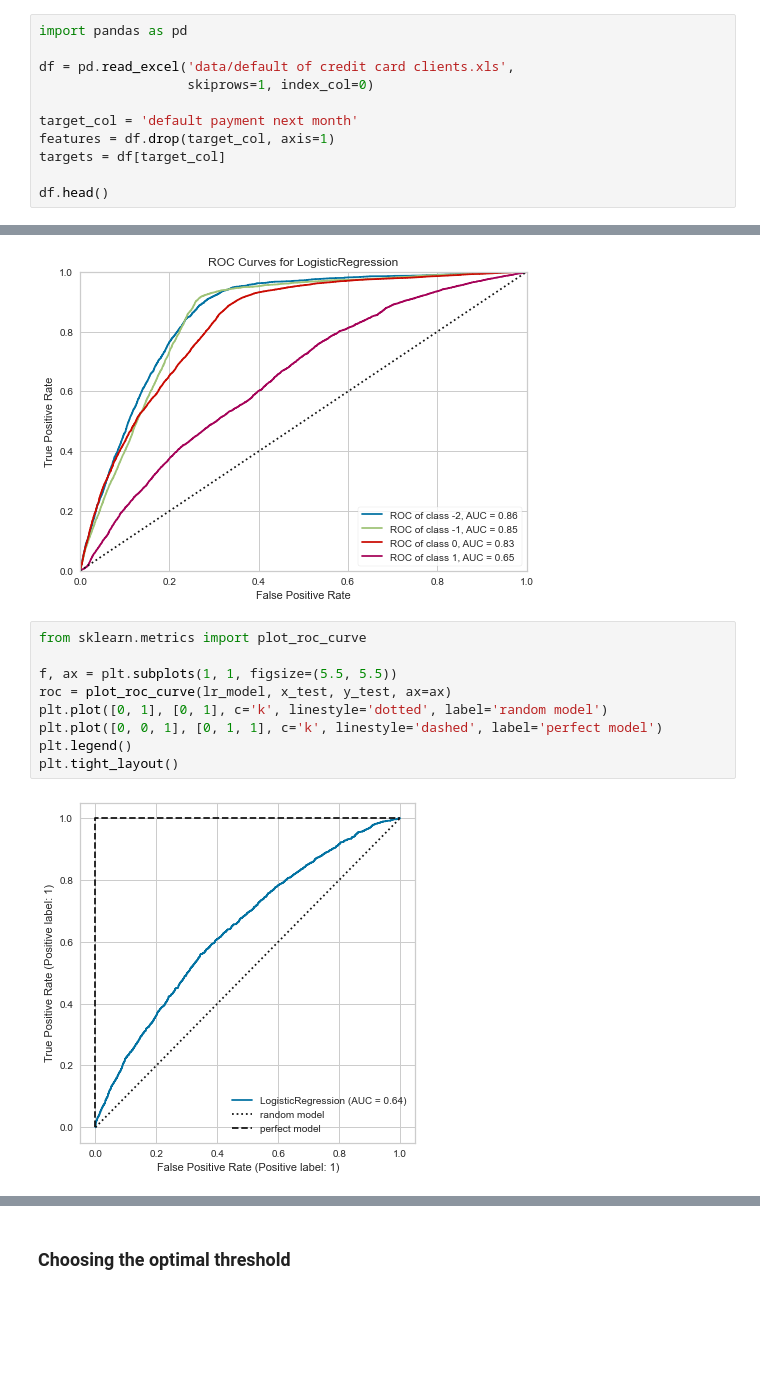
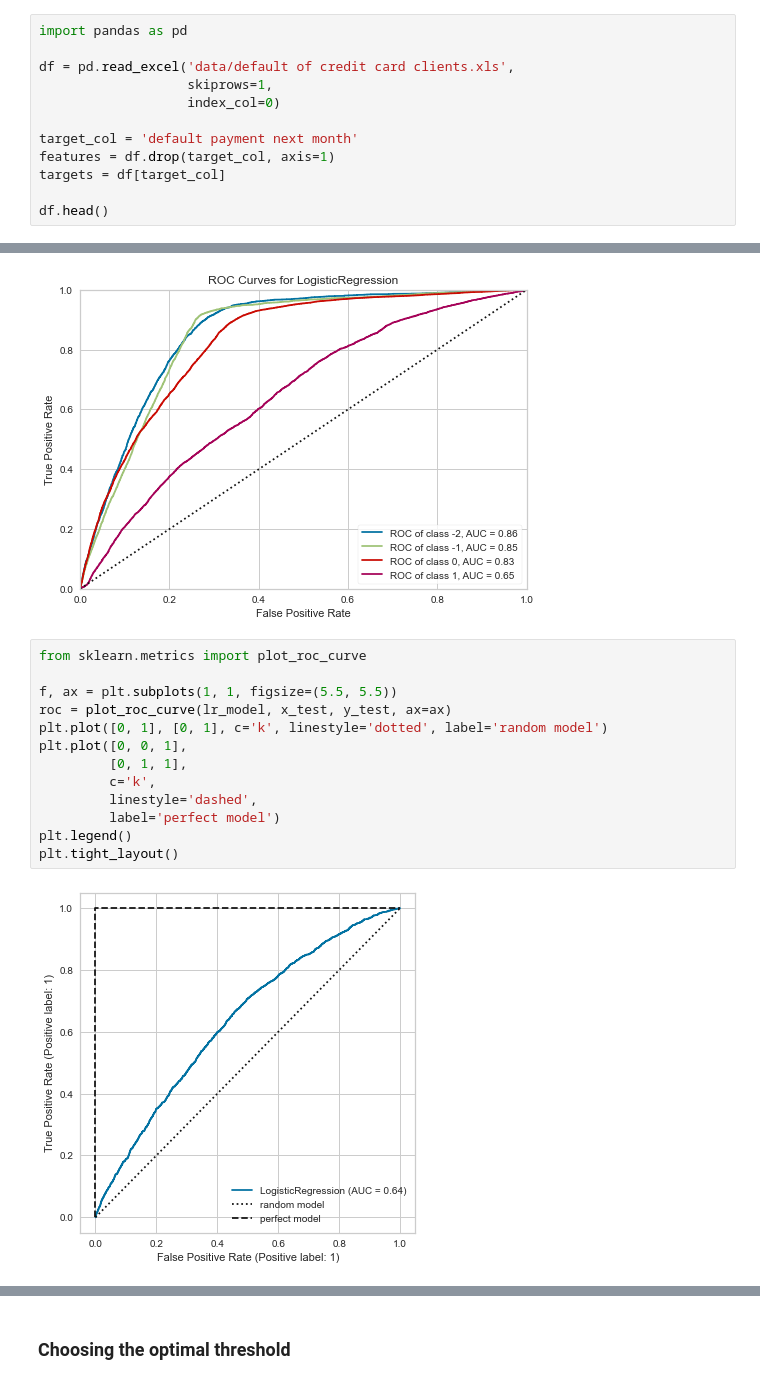
Before and after one commit to PacktPublishing/Practical-Data-Science-with-Python, a Jupyter notebook: Chapter12/Chapter_12_code.ipynb, the cells around one changed output, grey strips where cells are left out. Cells and saved outputs as stored; diff of their text form; blank space fills up the shorter version.

```diff
--- a/Chapter12/Chapter_12_code.ipynb
+++ b/Chapter12/Chapter_12_code.ipynb
@@ -2,7 +2,8 @@
 import pandas as pd
 
 df = pd.read_excel('data/default of credit card clients.xls',
-                   skiprows=1, index_col=0)
+                   skiprows=1,
+                   index_col=0)
 
 target_col = 'default payment next month'
 features = df.drop(target_col, axis=1)
@@ -294,14 +330,18 @@ roc = roc_auc(lr_multi, pay_0_features, pay_0_target, macro=False, micro=False)
 # %%
 from sklearn.metrics import plot_roc_curve
 
 f, ax = plt.subplots(1, 1, figsize=(5.5, 5.5))
 roc = plot_roc_curve(lr_model, x_test, y_test, ax=ax)
 plt.plot([0, 1], [0, 1], c='k', linestyle='dotted', label='random model')
-plt.plot([0, 0, 1], [0, 1, 1], c='k', linestyle='dashed', label='perfect model')
+plt.plot([0, 0, 1],
+         [0, 1, 1],
+         c='k',
+         linestyle='dashed',
+         label='perfect model')
 plt.legend()
 plt.tight_layout()
 # %% [output]
-[figure, old version]
+[figure, new version]
 # %%
 roc.roc_auc
 # %% [output]
```
Also changed, not shown: parts of 29 cells of this notebook.
